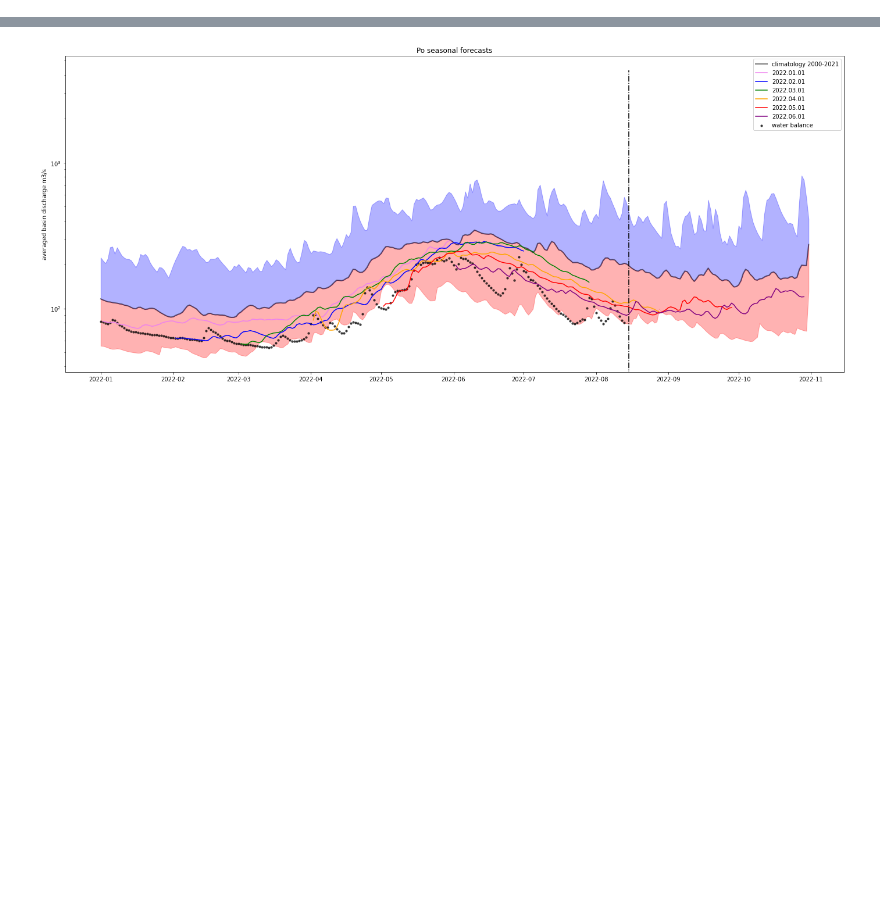
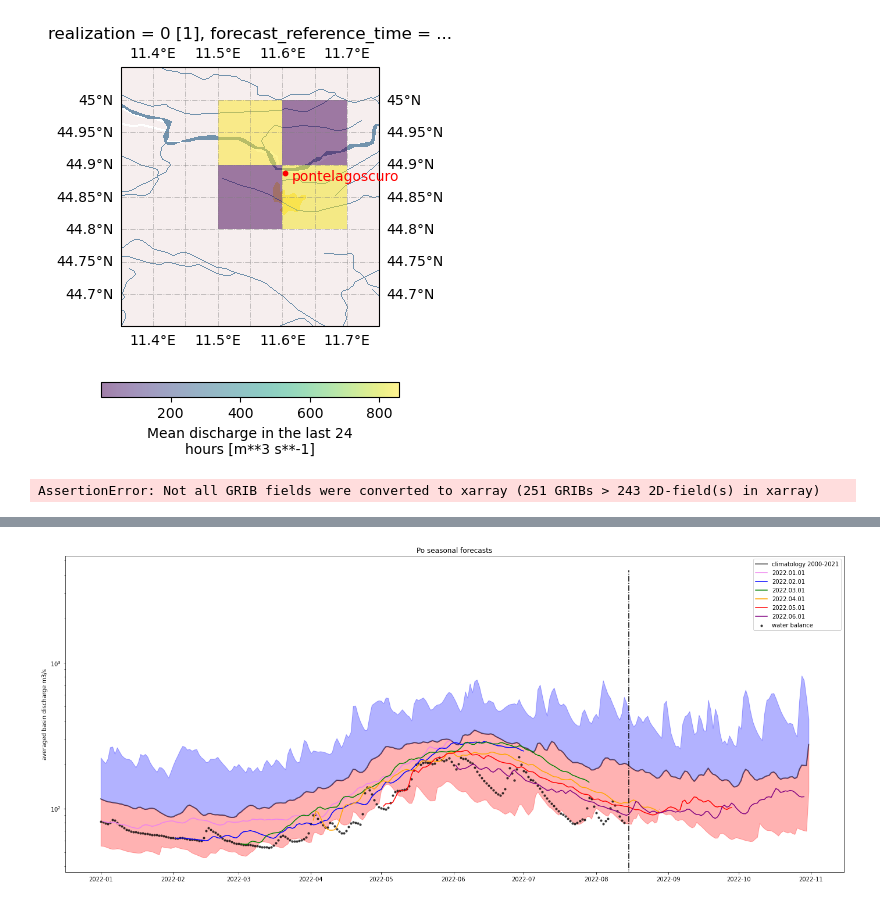
Before and after one commit to iacopoff/climetlab-cems-flood, a Jupyter notebook: docs/source/tutorial/tutorial - Po river summer 2022.ipynb, the cells around one changed output, grey strips where cells are left out. Drawn from its saved outputs; the diff is of its cells as text; code cells hidden in the pictures; blank space fills up the shorter version.

```diff
--- a/docs/source/tutorial/tutorial - Po river summer 2022.ipynb
+++ b/docs/source/tutorial/tutorial - Po river summer 2022.ipynb
@@ -113,0 +75,4 @@ cl = climatology_2000_2021.to_xarray()
+# %%
+seasonal.show_coords('ponte')
+# %% [output]
+[figure, added]
@@ -113,0 +81,4 @@ cl = climatology_2000_2021.to_xarray()
+# %%
+wb = water_balance.to_xarray()
+# %% [output]
+AssertionError: Not all GRIB fields were converted to xarray (251 GRIBs > 243 2D-field(s) in xarray)
```
Also changed, not shown: parts of 23 cells of this notebook.
